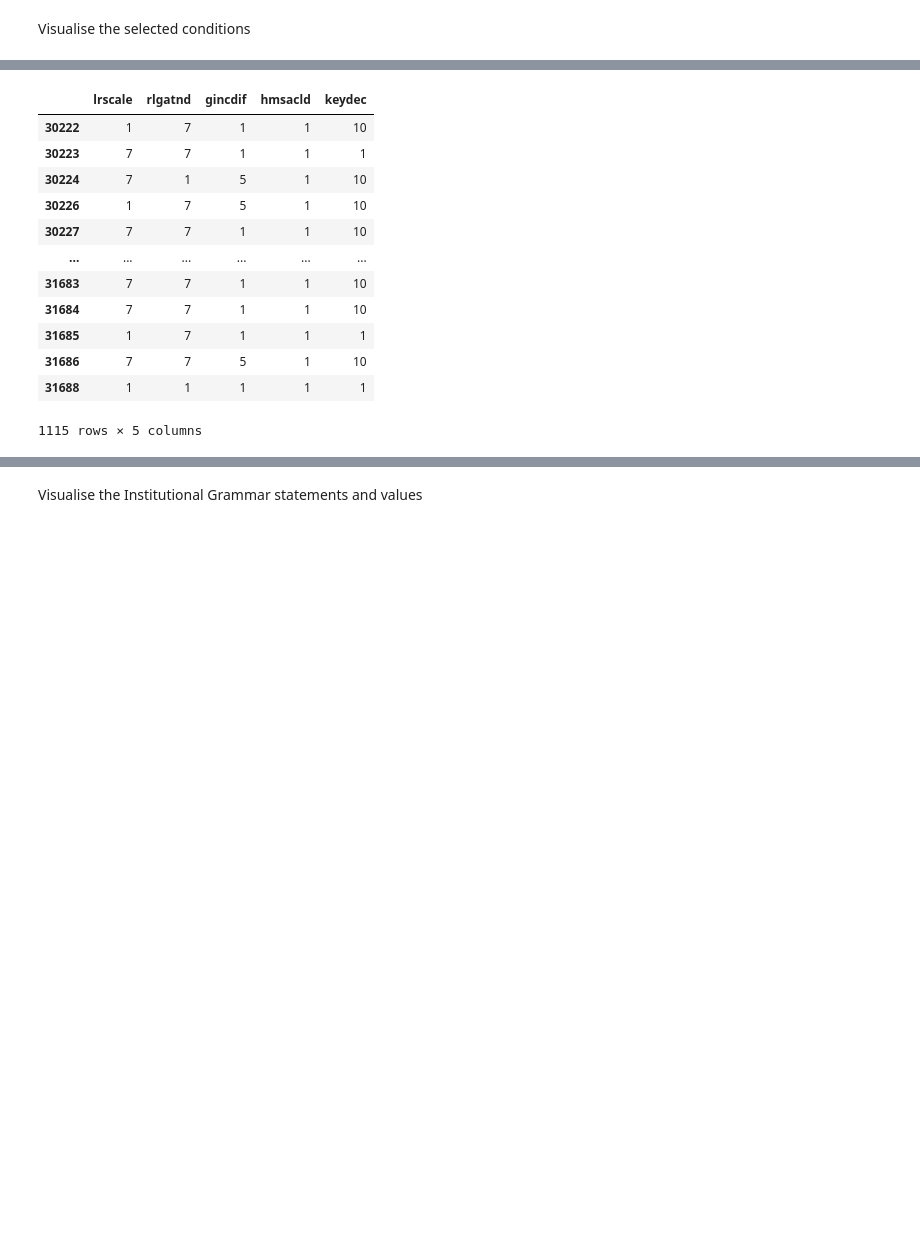
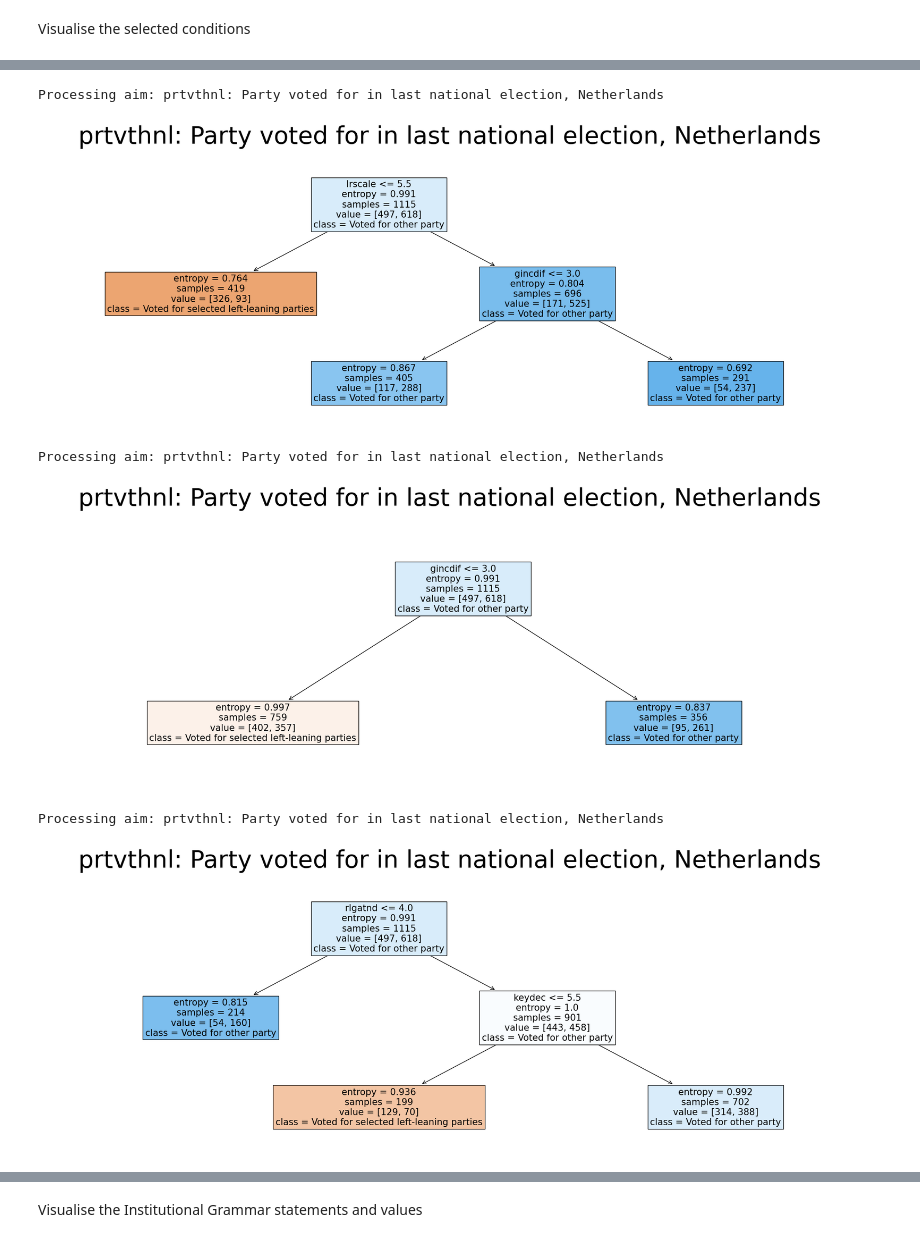
Before and after one commit to GeorgeGitHubbins/MScThesis-Extracting-InformalRules-from-Surveys, a Jupyter notebook: ReadESS.ipynb, the cells around one changed output, grey strips where cells are left out. Cells and saved outputs as stored; diff of their text form; code cells hidden in the pictures; blank space fills up the shorter version.

```diff
--- a/ReadESS.ipynb
+++ b/ReadESS.ipynb
@@ -1145,7 +1060,7 @@ def makeTreeStatement(tree, satisfactory_index, classes, features, attributeGrou
         #get the description of the first condition question used
         Condition1_description = adjusted_overview[adjusted_overview["id"] == condition1.strip()]['question'].iat[0]
         #Rows of question data for condition1
-        condition1_rows = adjusted_overview[(adjusted_overview['id'] == condition1) & adjusted_overview['response'].isin(adjusted_responses[condition1].unique())]
+        condition1_rows = adjusted_overview[adjusted_overview['id'] == condition1]
 
         satisfactory_leaf_is_left = tree.feature[satisfactory_index - 1] != -2  # Determine if the leaf is on the "left"
 
@@ -1162,10 +1077,10 @@ def makeTreeStatement(tree, satisfactory_index, classes, features, attributeGrou
 
             # Set 'in_thresh' based on whether the condition is met (leaf is within the threshold)
             if parent_is_left: # The parent meets the threshold
-                condition1_rows_of_leaf = condition1_rows[condition1_rows['response'] <= root_threshold]['IG_Component']
+                condition1_rows_of_leaf = condition1_rows[condition1_rows['value'].astype(float) <= root_threshold]['IG_Component']
 
             else: # The leaf does not meet the threshold
-                condition1_rows_of_leaf = condition1_rows[condition1_rows['response'] > root_threshold]['IG_Component']
+                condition1_rows_of_leaf = condition1_rows[condition1_rows['value'].astype(float) > root_threshold]['IG_Component']
 
             condition1_count = tree.n_node_samples[leaf_parent_index]
             condition1_aim_resp_percent = tree.value[leaf_parent_index][0, class_index]/condition1_count
@@ -1174,13 +1089,13 @@ def makeTreeStatement(tree, satisfactory_index, classes, features, attributeGrou
 
             threshold2 = tree.threshold[leaf_parent_index]  # get the threshold used on the least entropy leaf
             #Rows of question data for this condition
-            condition2_rows = adjusted_overview[(adjusted_overview['id'] == condition2) & adjusted_overview['response'].isin(adjusted_responses[condition2].unique())]
+            condition2_rows = adjusted_overview[adjusted_overview['id'] == condition2]
 
             if satisfactory_leaf_is_left:
-                condition2_rows_of_leaf = condition2_rows[condition2_rows['response'] <= threshold2]['IG_Component']
+                condition2_rows_of_leaf = condition2_rows[condition2_rows['value'].astype(float) <= threshold2]['IG_Component']
 
             else:
-                condition2_rows_of_leaf = condition2_rows[condition2_rows['response'] > threshold2]['IG_Component']
+                condition2_rows_of_leaf = condition2_rows[condition2_rows['value'].astype(float) > threshold2]['IG_Component']
 
             condition2_count = tree.n_node_samples[satisfactory_index]
             condition2_aim_resp_percent = tree.value[satisfactory_index][0][np.argmax(tree.value[satisfactory_index][0])]/condition2_count
@@ -1189,17 +1104,17 @@ def makeTreeStatement(tree, satisfactory_index, classes, features, attributeGrou
             condition1 = features[tree.feature[leaf_parent_index]]
             parent_threshold = tree.threshold[leaf_parent_index]  # get the threshold used on the least entropy leaf
             #Rows of question data for this condition
-            condition1_rows = adjusted_overview[(adjusted_overview['id'] == condition1) & adjusted_overview['response'].isin(adjusted_responses[condition1].unique())]
+            condition1_rows = adjusted_overview[adjusted_overview['id'] == condition1]
 
             if satisfactory_leaf_is_left:
-                condition1_rows_of_leaf = condition1_rows[condition1_rows['response'] <= parent_threshold]['IG_Component']
+                condition1_rows_of_leaf = condition1_rows[condition1_rows['value'].astype(float) <= parent_threshold]['IG_Component']
             else:
-                condition1_rows_of_leaf = condition1_rows[condition1_rows['response'] > parent_threshold]['IG_Component']
+                condition1_rows_of_leaf = condition1_rows[condition1_rows['value'].astype(float) > parent_threshold]['IG_Component']
 
             condition1_count = tree.n_node_samples[satisfactory_index]
             condition1_aim_resp_percent = tree.value[satisfactory_index][0][np.argmax(tree.value[satisfactory_index][0])]/condition1_count
 
-            condition2 = None,
+            condition2 = None
             Condition2_description = None
             condition2_rows_of_leaf = ["None"]
             condition2_count = condition1_count
@@ -1249,7 +1164,7 @@ def select_statements(aim, conditions, responses, statement_questions, attribute
 
     sample_demographic_size = len(aim_responses)
 
-    clf_entropy = DecisionTreeClassifier(criterion='entropy', random_state=42, max_depth=2)
+    clf_entropy = DecisionTreeClassifier(criterion='entropy', random_state=42, max_depth=2, min_samples_leaf=int(sample_threshold*sample_demographic_size))
     clf_entropy.fit(condition_responses, aim_responses)
 
     #list of the conditions we test
@@ -1292,12 +1207,34 @@ def select_statements(aim, conditions, responses, statement_questions, attribute
         recursion_conditions = [condition for condition in conditions if condition not in statement_questions["Condition1"].tolist()[-recursion:]]
         statement_questions = select_statements(aim, recursion_conditions, responses, statement_questions, attributeGroup, entropy_threshold, sample_threshold, recursion+1)
 
-
     return statement_questions
 # %%
 #create a table that will be filled by selected combinations of aims and conditions with the relevant information for further processing
 statement_questions = pd.DataFrame(columns = ['Attribute',
                                               'Aim', 'Aim_description', 'Aim_resp', 'Total_count', 'Aim_%_True',
                                               'Condition1', 'Condition1_description', 'Condition1_resp', 'Condition1_count', 'Condition1_Aim_%',
                                               'Condition2', 'Condition2_description', 'Condition2_resp', 'Condition2_count', 'Condition2_Aim_%',
                                               'final_entropy'])
+
+#You can change these values:
+entropy_threshold = 0.95 #How much entropy can the node have (yes aim:no aim) to be considered?
+sample_threshold = 0.15 #What proportion of the original sample size to be considered?
+
+# Select which aim and condition questions you would like to visualize in the Parallel set diagram
+aim = 'prtvthnl'
+selcon= ['gincdif', 'rlgatnd', 'hmsacld', 'keydec', 'lrscale']
+
+statement_questions =  select_statements(aim, selcon, adjusted_responses, statement_questions, "People", entropy_threshold, sample_threshold, 0)
+
+display(statement_questions)
+
+
+# Save the DataFrame to a CSV file
+statement_questions.to_csv("ESS_tree_selected_statements_r2.csv", index=False)
+# %% [output]
+Processing aim: prtvthnl: Party voted for in last national election, Netherlands
+[figure, added]
+Processing aim: prtvthnl: Party voted for in last national election, Netherlands
+[figure, added]
+Processing aim: prtvthnl: Party voted for in last national election, Netherlands
+[figure, added]
@@ -1304,16 +1248,0 @@ statement_questions = pd.DataFrame(columns = ['Attribute',
-# %%
-adjusted_responses[selected_conditions]
-# %% [output]
-|  | lrscale | rlgatnd | gincdif | hmsacld | keydec |
-| 30222 | 1 | 7 | 1 | 1 | 10 |
-| 30223 | 7 | 7 | 1 | 1 | 1 |
-| 30224 | 7 | 1 | 5 | 1 | 10 |
-| 30226 | 1 | 7 | 5 | 1 | 10 |
-| 30227 | 7 | 7 | 1 | 1 | 10 |
-| ... | ... | ... | ... | ... | ... |
-| 31683 | 7 | 7 | 1 | 1 | 10 |
-| 31684 | 7 | 7 | 1 | 1 | 10 |
-| 31685 | 1 | 7 | 1 | 1 | 1 |
-| 31686 | 7 | 7 | 5 | 1 | 10 |
-| 31688 | 1 | 1 | 1 | 1 | 1 |
-1115 rows × 5 columns
```
Also changed, not shown: parts of 21 cells of this notebook, 3 other files.
